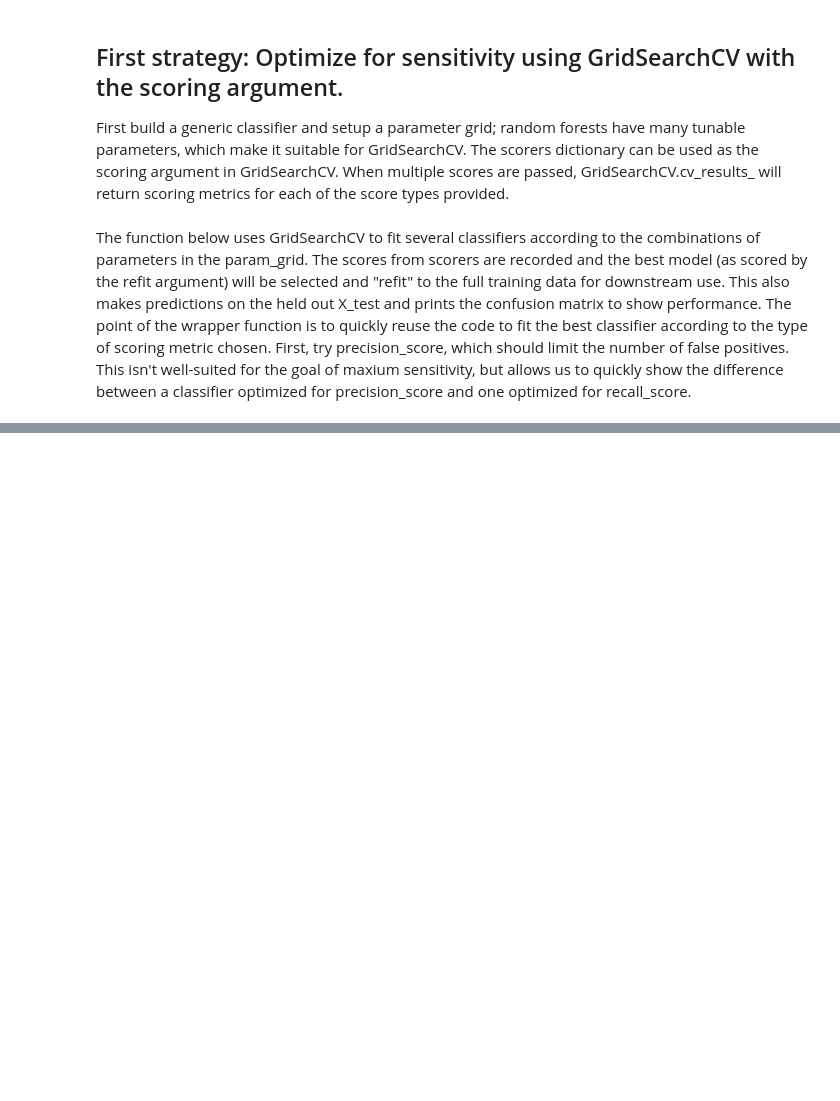
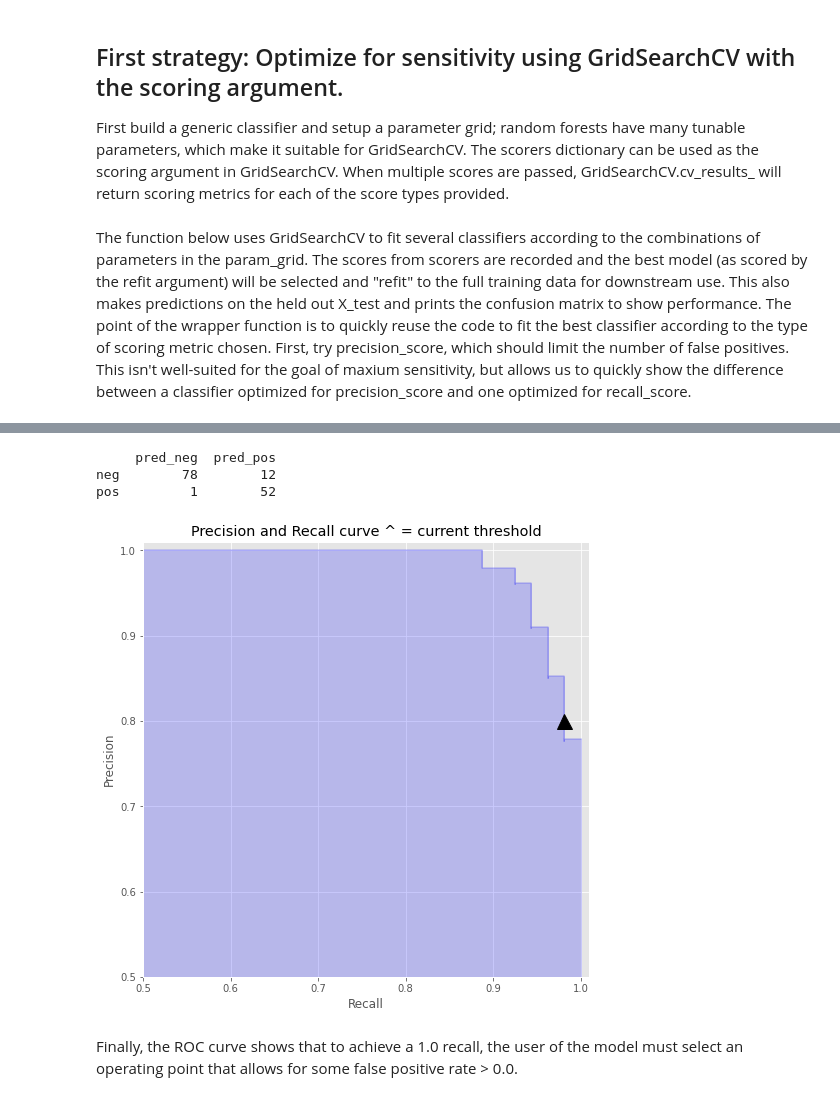
Before and after one commit to raduga256/fine-tuning-classifiers, a Jupyter notebook: RandomFClassifier_tuning.ipynb, the cells around one changed output, grey strips where cells are left out. Cells and saved outputs as stored; diff of their text form; code cells hidden in the pictures; blank space fills up the shorter version.

```diff
--- a/RandomFClassifier_tuning.ipynb
+++ b/RandomFClassifier_tuning.ipynb
@@ -121,0 +166,5 @@ pos         6        47
+# %%
+y_scores = grid_search_clf.predict_proba(X_test)[:, 1]
+
+# for classifiers with decision_function, this achieves similar results
+# y_scores = classifier.decision_function(X_test)
@@ -121,0 +173,2 @@ pos         6        47
+# %%
+p, r, thresholds = precision_recall_curve(y_test, y_scores)
@@ -121,0 +177,36 @@ pos         6        47
+# %%
+def adjusted_classes(y_scores, t):
+  """
+  This function adjusts class predictions based on the prediction threshold(t).
+  Will only work for binary classification problems
+  """
+
+  return [1 if y >= t else 0 for y in y_scores]
+
+def precision_recall_threshold(p, r, thresholds, t=0.5):
+  """
+  plots the precision recall curve and shows the current value for each by
+  indentifying the classifier's threshold (t).
+  """
+
+  # generate new class predictions based on the adjusted_classes
+  # function above and view the resulting confusion matrix.
+  y_pred_adj = adjusted_classes(y_scores, t)
+  print(pd.DataFrame(confusion_matrix(y_test, y_pred_adj), columns=['pred_neg', 'pred_pos'],index=['neg', 'pos']))
+
+  # plot the curve
+  plt.figure(figsize=(8,8))
+  plt.title("Precision and Recall curve ^ = current threshold")
+  plt.step(r, p, color='b', alpha=0.2,
+             where='post')
+  plt.fill_between(r, p, step='post', alpha=0.2,
+                     color='b')
+  plt.ylim([0.5, 1.01]);
+  plt.xlim([0.5, 1.01]);
+  plt.xlabel('Recall');
+  plt.ylabel('Precision');
+
+  # plot the current threshold on the line
+  close_default_clf = np.argmin(np.abs(thresholds - t))
+  plt.plot(r[close_default_clf], p[close_default_clf], '^', c='k',
+            markersize=15)
@@ -121,0 +216,9 @@ pos         6        47
+# %%
+precision_recall_threshold(p, r, thresholds, 0.15)
+# %% [output]
+     pred_neg  pred_pos
+neg        78        12
+pos         1        52
+[figure, added]
+# %% [markdown]
+Finally, the ROC curve shows that to achieve a 1.0 recall, the user of the model must select an operating point that allows for some false positive rate > 0.0.
```
Also changed, not shown: parts of 18 cells of this notebook.
